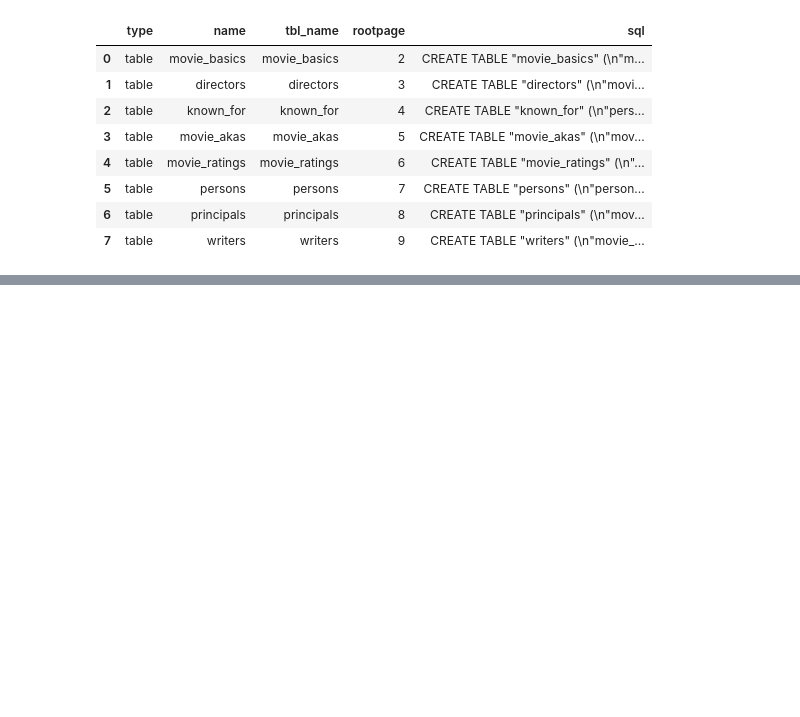
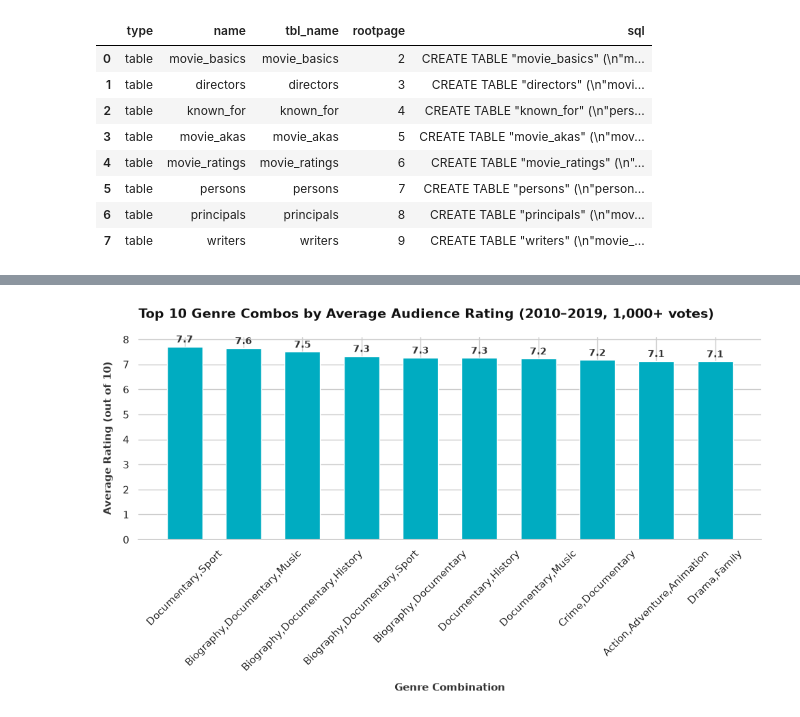
Before and after one commit to oliverkiplagat/dsc-sql-summative-lab, a Jupyter notebook: SQLSummativeLab.ipynb, the cells around one changed output, grey strips where cells are left out. Saved outputs shown, nothing was run; the diff lists cells and outputs as text; code cells hidden in the pictures; blank space fills up the shorter version.

Commit message:
Analyze and visualize top genre combinations by average rating (2010-2019)

```diff
--- a/SQLSummativeLab.ipynb
+++ b/SQLSummativeLab.ipynb
@@ -729,0 +766,19 @@ schema_df
+# %%
+genre_ratings = pd.read_sql("""
+SELECT
+    mb.genres,
+    COUNT(*) AS movie_count,
+    ROUND(AVG(mr.averagerating), 2) AS avg_rating,
+    SUM(mr.numvotes) AS total_votes
+FROM movie_basics mb
+JOIN movie_ratings mr ON mb.movie_id = mr.movie_id
+WHERE mb.start_year BETWEEN 2010 AND 2019
+    AND mb.genres IS NOT NULL
+    AND mr.numvotes >= 1000
+GROUP BY mb.genres
+HAVING movie_count >= 20
+ORDER BY avg_rating DESC
+LIMIT 15;
+""", conn4)
+
+genre_ratings
@@ -730,3 +802,18 @@ schema_df
+# %%
+fig, ax = plot_charts(
+    df = genre_ratings.head(10),
+    x_col = "genres",
+    y_col = "avg_rating",
+    chart_type = "bar",
+    title = "Top 10 Genre Combos by Average Audience Rating (2010–2019, 1,000+ votes)",
+    xlabel = "Genre Combination",
+    ylabel = "Average Rating (out of 10)",
+    color = "#00acc1"
+)
+
+plt.show()
+# %% [output]
+[figure, added]
 # %% [markdown]
 ## The Data
 
```
Also changed, not shown: parts of 4 cells of this notebook.
